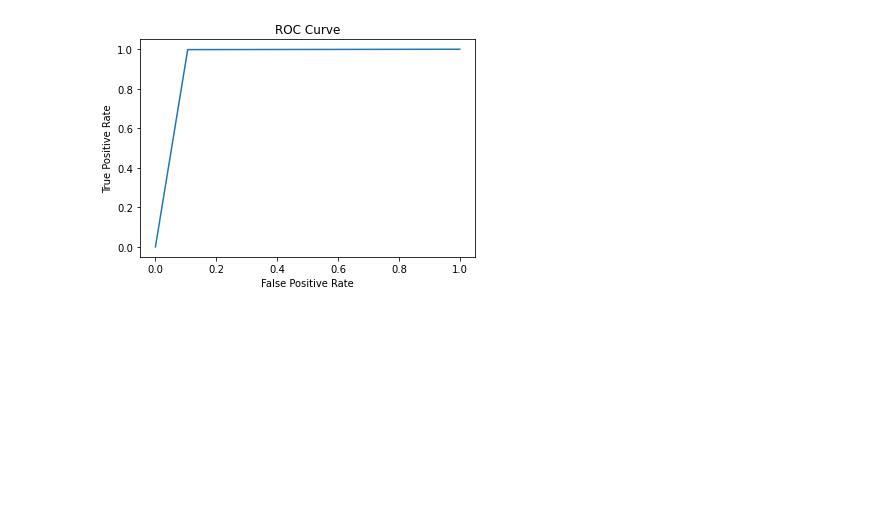
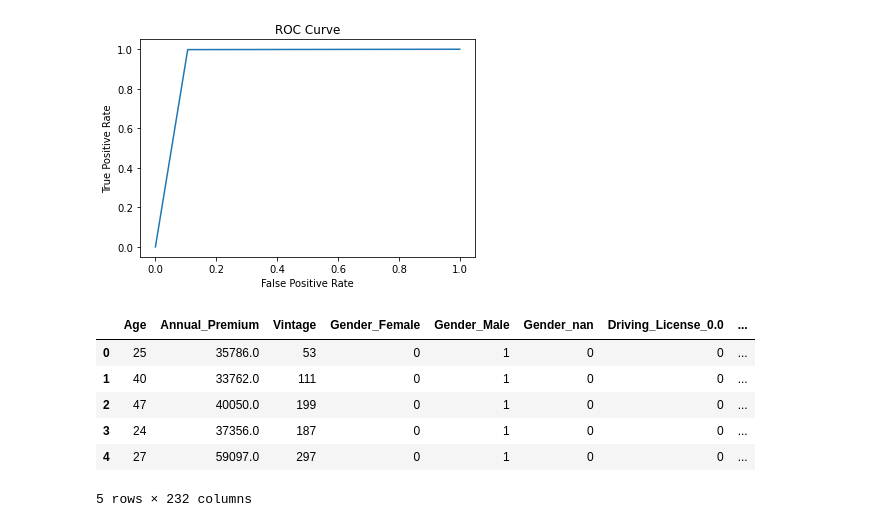
Before and after one commit to asyntychaki/Health-Insurance-Cross-Sell, a Jupyter notebook: 4-Predicting-Response.ipynb, the cells around one changed output. Drawn from its saved outputs; the diff is of its cells as text; code cells hidden in the pictures; blank space fills up the shorter version.

```diff
--- a/4-Predicting-Response.ipynb
+++ b/4-Predicting-Response.ipynb
@@ -296,3 +296,14 @@ plt.ylabel("True Positive Rate")
 plt.show()
 # %% [output]
 [figure]
+# %%
+df_test['Predictions']=y_test_preds
+df_test.head()
+# %% [output]
+|  | Age | Annual_Premium | Vintage | Gender_Female | Gender_Male | Gender_nan | Driving_License_0.0 | ... |
+| 0 | 25 | 35786.0 | 53 | 0 | 1 | 0 | 0 | ... |
+| 1 | 40 | 33762.0 | 111 | 0 | 1 | 0 | 0 | ... |
+| 2 | 47 | 40050.0 | 199 | 0 | 1 | 0 | 0 | ... |
+| 3 | 24 | 37356.0 | 187 | 0 | 1 | 0 | 0 | ... |
+| 4 | 27 | 59097.0 | 297 | 0 | 1 | 0 | 0 | ... |
+5 rows × 232 columns
```
Also changed, not shown: parts of 1 cell of this notebook, 1 other file.
